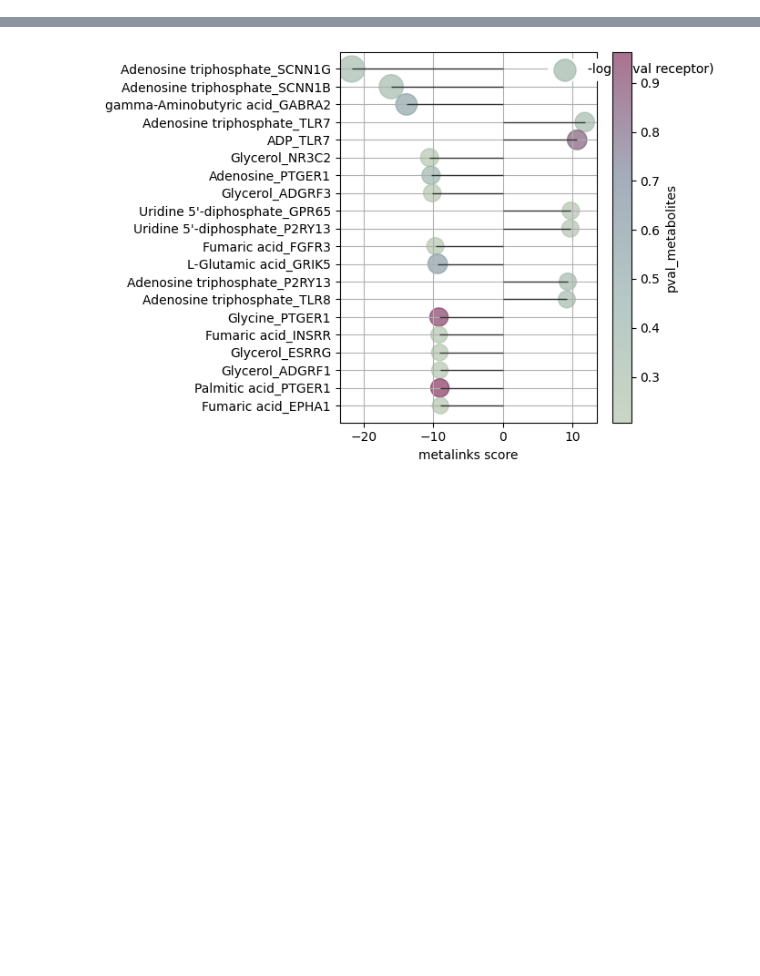
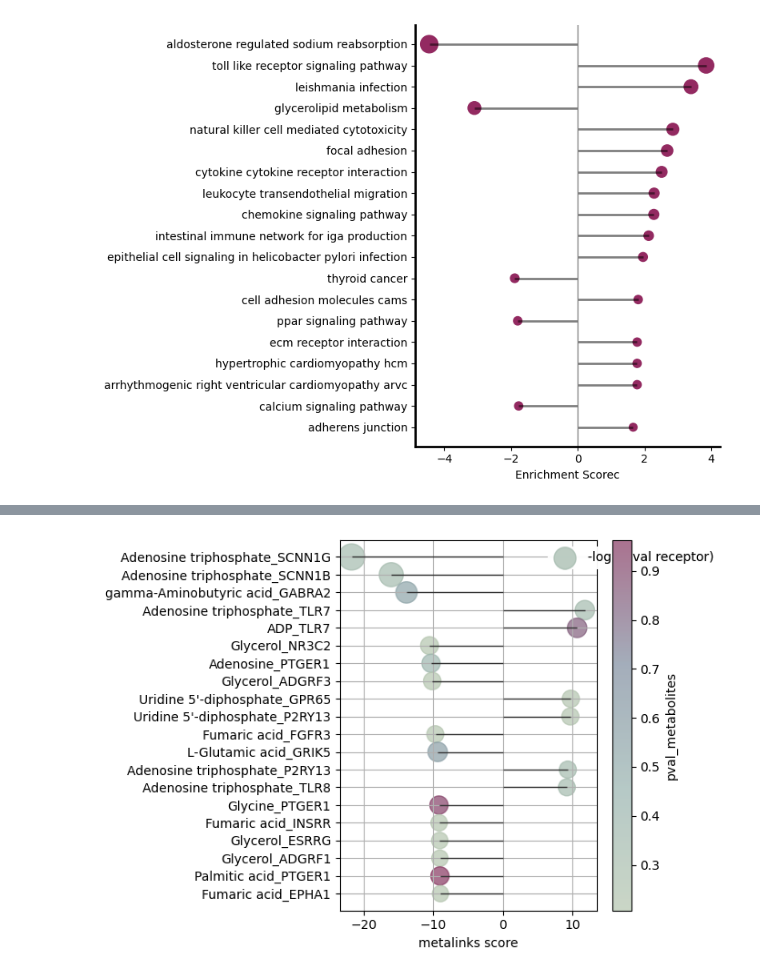
Before and after one commit to saezlab/MetalinksDB, a Jupyter notebook: nb/Figure_3.ipynb, the cells around one changed output, grey strips where cells are left out. Saved outputs shown, nothing was run; the diff lists cells and outputs as text; code cells hidden in the pictures; blank space fills up the shorter version.

```diff
--- a/nb/Figure_3.ipynb
+++ b/nb/Figure_3.ipynb
@@ -104,6 +107,6 @@ df
 # %%
 # load  pathways from .gmt found in  /home/efarr/Documents/metalinks/Data/Source/Other_DBs/c2.all.v2023.1.Hs.symbols.gmt
-with open('/home/efarr/Documents/metalinks/Data/Source/Other_DBs/c2.all.v2023.1.Hs.symbols.gmt') as f:
+with open('/home/efarr/Documents/metalinks/Data/Source/Other_DBs/c2.cp.kegg.v2023.1.Hs.symbols.gmt') as f:
     pathways = [line.strip().split('\t') for line in f.readlines()]
 
 # Create a dictionary of pathways and genes
@@ -121,11 +124,11 @@ for pathway in pathways:
             gene_dict[gene] = [pathway[0]]
 
 # add the pathways list to the respective gene symbol in df using the gene_dict
-df['Pathways_gene'] = df['symbol'].map(gene_dict)
+res_df_cut['Pathways_gene'] = res_df_cut['Symbol'].map(gene_dict)
 
 # lower both df['Pathways'] and df['Pathways_gene'] to make the comparison easier
-df['Pathways_metabolite'] = df['Pathways_metabolite'].apply(lambda x: [i.lower() for i in x])
-df['Pathways_gene'] = df['Pathways_gene'].apply(lambda x: [i.lower() for i in x])
+res_df_cut['Pathways_metabolite'] = res_df_cut['Pathways_metabolite'].apply(lambda x: [i.lower() for i in x])
+#res_df_cut['Pathways_gene'] = res_df_cut['Pathways_gene'].apply(lambda x: [i.lower() for i in x ])
 
 # remove '_' from the pathways in df['Pathways_gene']
-df['Pathways_gene'] = df['Pathways_gene'].apply(lambda x: [i.replace('_', ' ') for i in x])
+# res_df_cut['Pathways_gene'] =res_df_cut['Pathways_gene'].apply(lambda x: [i.replace('_', ' ') for i in x])
@@ -261,0 +273,36 @@ plt.show()
+# %%
+# Assuming you have a DataFrame called 'data' with columns 'LR', 'ttest', and 'pvalue'
+data = res_df[['Enrichment Score','p-value']]
+data['Pathway'] = data.index
+
+data = data[data['p-value'] < 0.1]
+#invert the row order
+data = data.iloc[::-1]
+
+# Set the plot size and create subplots
+plt.figure(figsize=(8, 6))
+ax = plt.subplot()
+
+# Plot the lollipops
+col1 = '#932A61'
+col2 = 'black'
+
+inverted_pvalues = -np.log10(data['p-value'])
+
+ax.scatter(data['Enrichment Score'], data['Pathway'], color=col1, alpha=1, s=inverted_pvalues*50)
+ax.hlines(y=data['Pathway'], xmin=0, xmax=data['Enrichment Score'], color=col2, alpha=0.5, linewidth=2)
+
+# Customize the plot
+ax.set_xlabel('Enrichment Scorec')
+ax.axvline(x=0, color='gray', linestyle='-', linewidth=1)
+ax.grid(True, axis='y', linestyle='')
+ax.spines['right'].set_visible(False)
+ax.spines['top'].set_visible(False)
+ax.spines['left'].set_linewidth(2)
+ax.spines['bottom'].set_linewidth(2)
+
+# Show the plot
+plt.tight_layout()
+plt.show()
+# %% [output]
+[figure, added]
```
Also changed, not shown: parts of 22 cells of this notebook.
